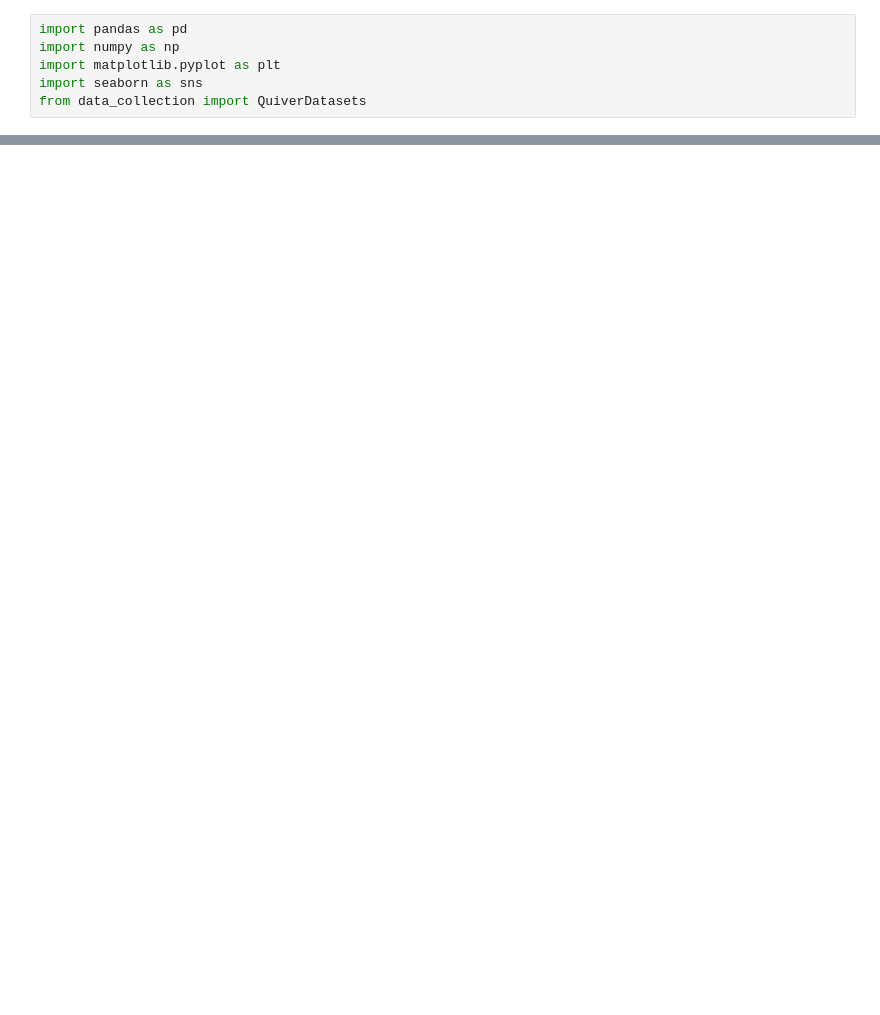
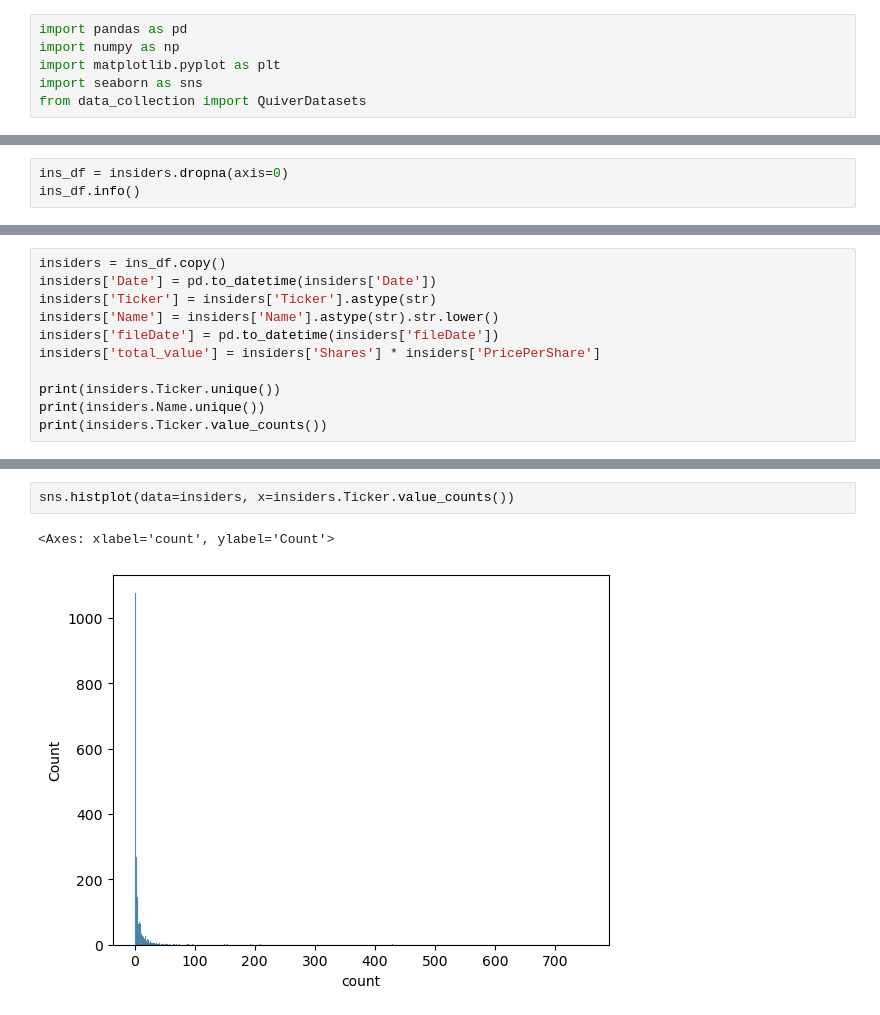
Before and after one commit to xtrabyte-consulting/insider-intel-algo, a Jupyter notebook: notebooks/01_qq_insiders_cleaning.ipynb, the cells around one changed output, grey strips where cells are left out. Drawn from its saved outputs; the diff is of its cells as text; blank space fills up the shorter version.

Commit message:
Further qq data exploration

```diff
--- a/notebooks/01_qq_insiders_cleaning.ipynb
+++ b/notebooks/01_qq_insiders_cleaning.ipynb
@@ -10,0 +28,3 @@ TypeError: make_qq_header() missing 1 required positional argument: 'api_key'
+# %%
+ins_df = insiders.dropna(axis=0)
+ins_df.info()
@@ -10,0 +48,11 @@ TypeError: make_qq_header() missing 1 required positional argument: 'api_key'
+# %%
+insiders = ins_df.copy()
+insiders['Date'] = pd.to_datetime(insiders['Date'])
+insiders['Ticker'] = insiders['Ticker'].astype(str)
+insiders['Name'] = insiders['Name'].astype(str).str.lower()
+insiders['fileDate'] = pd.to_datetime(insiders['fileDate'])
+insiders['total_value'] = insiders['Shares'] * insiders['PricePerShare']
+
+print(insiders.Ticker.unique())
+print(insiders.Name.unique())
+print(insiders.Ticker.value_counts())
@@ -10,0 +76,5 @@ TypeError: make_qq_header() missing 1 required positional argument: 'api_key'
+# %%
+sns.histplot(data=insiders, x=insiders.Ticker.value_counts())
+# %% [output]
+<Axes: xlabel='count', ylabel='Count'>
+[figure, added]
```
Also changed, not shown: parts of 15 cells of this notebook.
